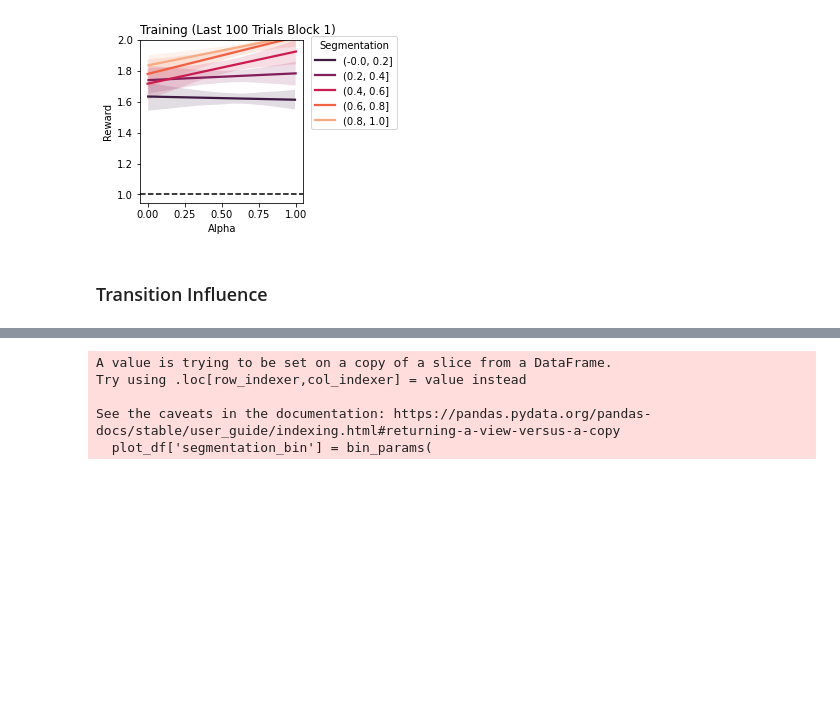
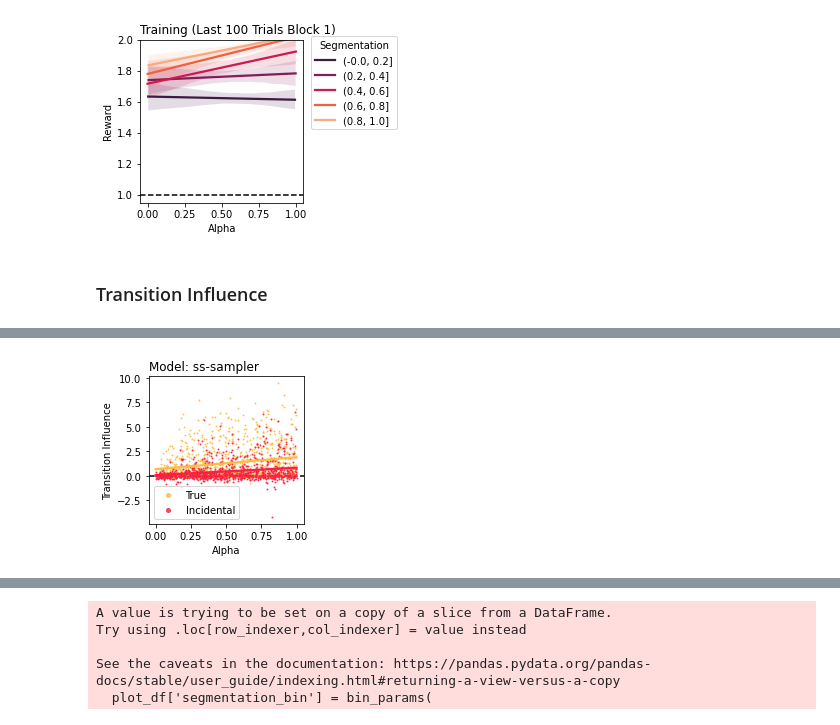
Before and after one commit to BakkourLabRepo/feat-predict_models, a Jupyter notebook: notebooks/exp_2/simulations.ipynb, the cells around one changed output, grey strips where cells are left out. Saved outputs shown, nothing was run; the diff lists cells and outputs as text; code cells hidden in the pictures; blank space fills up the shorter version.

```diff
--- a/notebooks/exp_2/simulations.ipynb
+++ b/notebooks/exp_2/simulations.ipynb
@@ -982,0 +922,26 @@ ax.legend()
+# %%
+# ss-sampler transition influence by alpha
+idx = trans_influence_df['model_label'] == 'ss-sampler'
+plot_df = trans_influence_df.loc[idx, [
+    'id',
+    'alpha',
+    'transition',
+    'coef'
+]]
+plot_df = plot_df.groupby([
+    'id',
+    'alpha',
+    'transition'
+])
+plot_df = plot_df.mean().reset_index()
+
+# Plot
+plot_transition_influence_by_param(
+    plot_df,
+    'alpha',
+    x_label = 'Alpha',
+    palette = TRANSITION_INFLUENCE_COLORS,
+    title = 'Model: ss-sampler',
+)
+# %% [output]
+[figure, added]
```
Also changed, not shown: parts of 11 cells of this notebook.
